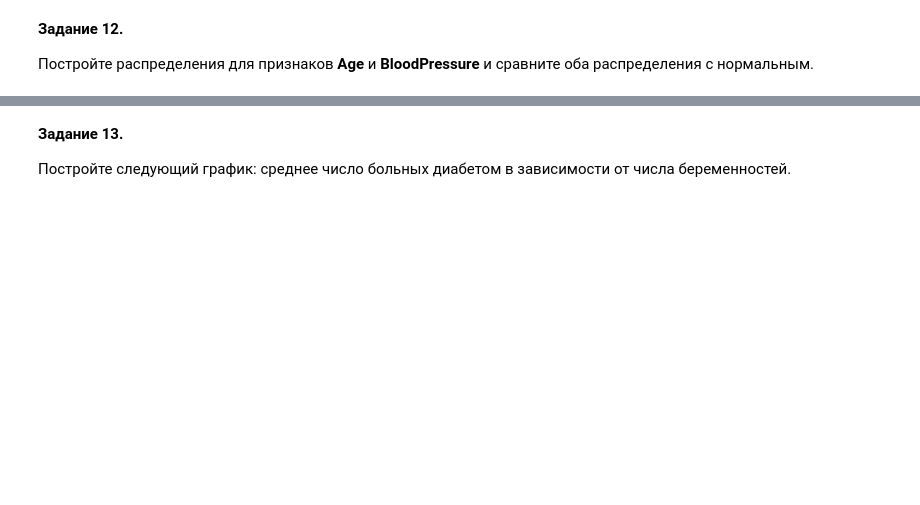
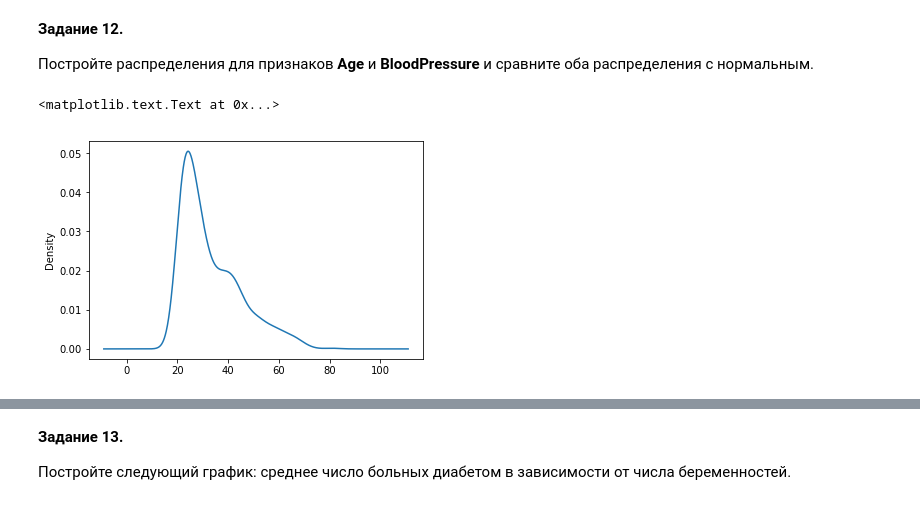
Before and after one commit to zakutnyaya/HSE_DPO_2020_python_for_analytics_group_2, a Jupyter notebook: lesson_2/Pandas_Exercise.ipynb, the cells around one changed output, grey strips where cells are left out. Drawn from its saved outputs; the diff is of its cells as text; code cells hidden in the pictures; blank space fills up the shorter version.

```diff
--- a/lesson_2/Pandas_Exercise.ipynb
+++ b/lesson_2/Pandas_Exercise.ipynb
@@ -118,0 +204,6 @@ __Задание 12.__
+# %%
+data['Age'].plot.density()
+plot.set_title('Distribution of Age')
+# %% [output]
+<matplotlib.text.Text at 0x...>
+[figure, added]
```
Also changed, not shown: parts of 42 cells of this notebook, 2 other files.
